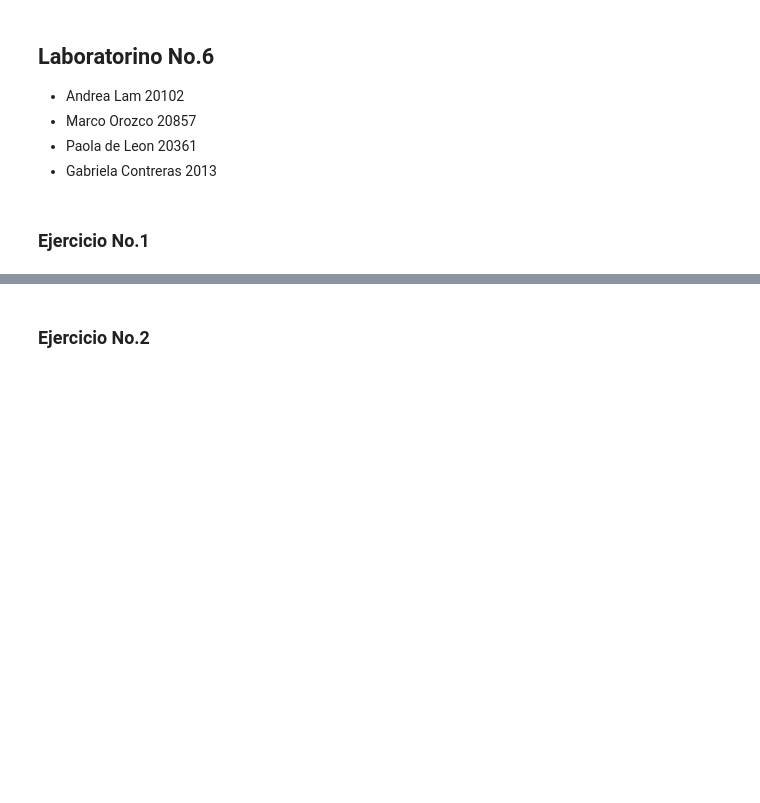
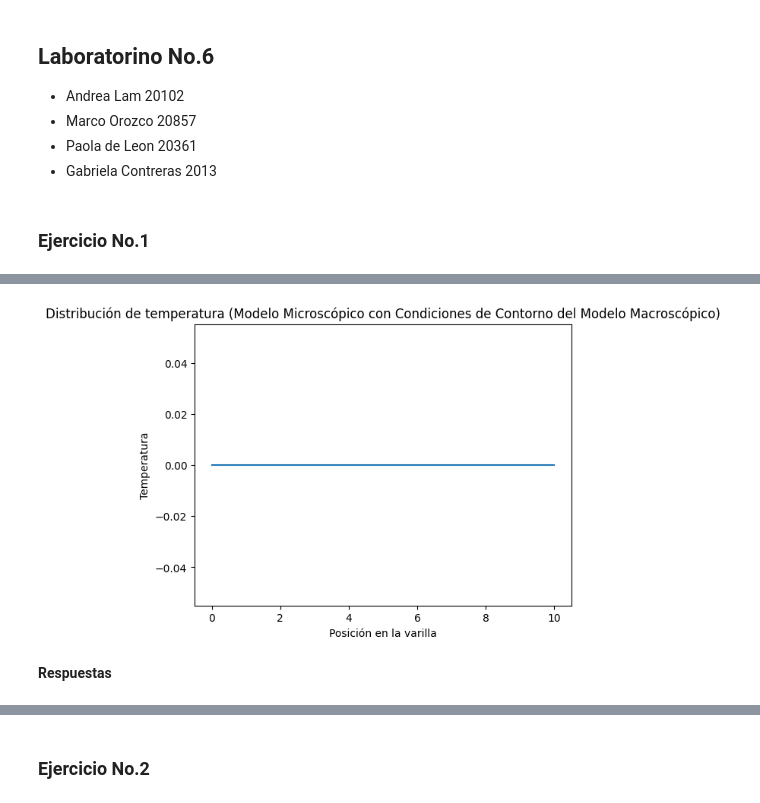
Before and after one commit to Paola-Contreras/Lab06-MS, a Jupyter notebook: lab6.ipynb, the cells around one changed output, grey strips where cells are left out. Drawn from its saved outputs; the diff is of its cells as text; code cells hidden in the pictures; blank space fills up the shorter version.

```diff
--- a/lab6.ipynb
+++ b/lab6.ipynb
@@ -235,0 +97,64 @@ IndexError: index 99 is out of bounds for axis 0 with size 99
+# %%
+def modelo_macroscopico(longitud, duracion, num_pasos):
+    # Parámetros del modelo macroscópico
+    kappa1 = 0.5  # Conductividad térmica del material 1
+    kappa2 = 1.0  # Conductividad térmica del material 2
+    tamano_paso = longitud / num_pasos
+    dt = duracion / num_pasos
+
+    # Inicializar la distribución de temperatura
+    temperatura = np.zeros(num_pasos + 1)
+
+    for i in range(num_pasos):
+        # Calcular el flujo de calor en cada punto
+        flujo_calor = (kappa1 * (temperatura[i + 1] - temperatura[i]) / tamano_paso -
+                       kappa2 * (temperatura[i] - temperatura[i - 1]) / tamano_paso)
+
+        # Actualizar la temperatura en el siguiente paso de tiempo
+        temperatura[i + 1] = temperatura[i] + dt * flujo_calor
+
+    return temperatura
+
+def modelo_microscopico(longitud, duracion, num_pasos, kappa1, kappa2, temperatura_inicial):
+    tamano_paso = longitud / num_pasos
+    dt = duracion / num_pasos
+
+    # Inicializar la distribución de temperatura con condiciones iniciales del modelo macroscópico
+    temperatura = temperatura_inicial.copy()
+
+    for i in range(num_pasos):
+        for j in range(1, num_pasos):
+            if j <= num_pasos // 2:
+                # Modelo microscópico para material 1
+                d2T = (temperatura[j + 1] - 2 * temperatura[j] + temperatura[j - 1]) / tamano_paso**2
+                temperatura[j] += kappa1 * d2T * dt
+            else:
+                # Modelo microscópico para material 2
+                d2T = (temperatura[j + 1] - 2 * temperatura[j] + temperatura[j - 1]) / tamano_paso**2
+                temperatura[j] += kappa2 * d2T * dt
+
+    return temperatura
+
+# Parámetros del problema
+longitud_varilla = 10.0  # Longitud de la varilla
+duracion_simulacion = 10.0  # Duración de la simulación
+num_pasos_temporales = 100  # Número de pasos de tiempo
+kappa1 = 0.5  # Conductividad térmica del material 1
+kappa2 = 1.0  # Conductividad térmica del material 2
+
+# Paso 1: Calcular la distribución de temperatura usando el modelo macroscópico
+temperaturas_macro = modelo_macroscopico(longitud_varilla, duracion_simulacion, num_pasos_temporales)
+
+# Paso 2: Usar el resultado del modelo macroscópico como condiciones iniciales para el modelo microscópico
+temperaturas_micro = modelo_microscopico(longitud_varilla, duracion_simulacion, num_pasos_temporales, kappa1, kappa2, temperaturas_macro)
+
+# Visualizar la distribución de temperatura del modelo microscópico
+plt.plot(np.linspace(0, longitud_varilla, num_pasos_temporales + 1), temperaturas_micro)
+plt.xlabel('Posición en la varilla')
+plt.ylabel('Temperatura')
+plt.title('Distribución de temperatura (Modelo Microscópico con Condiciones de Contorno del Modelo Macroscópico)')
+plt.show()
+# %% [output]
+[figure, added]
+# %% [markdown]
+**Respuestas**
```
Also changed, not shown: parts of 17 cells of this notebook.
